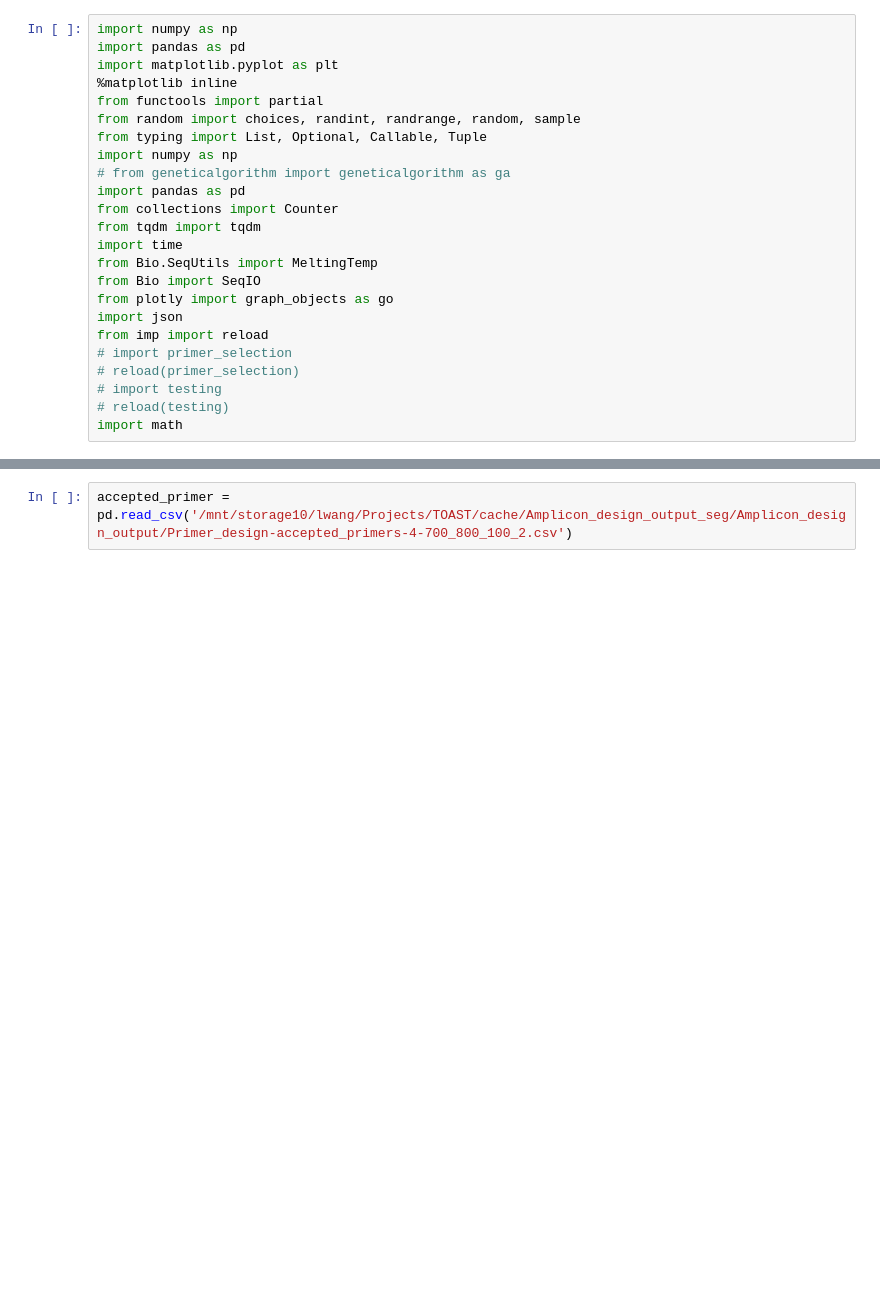
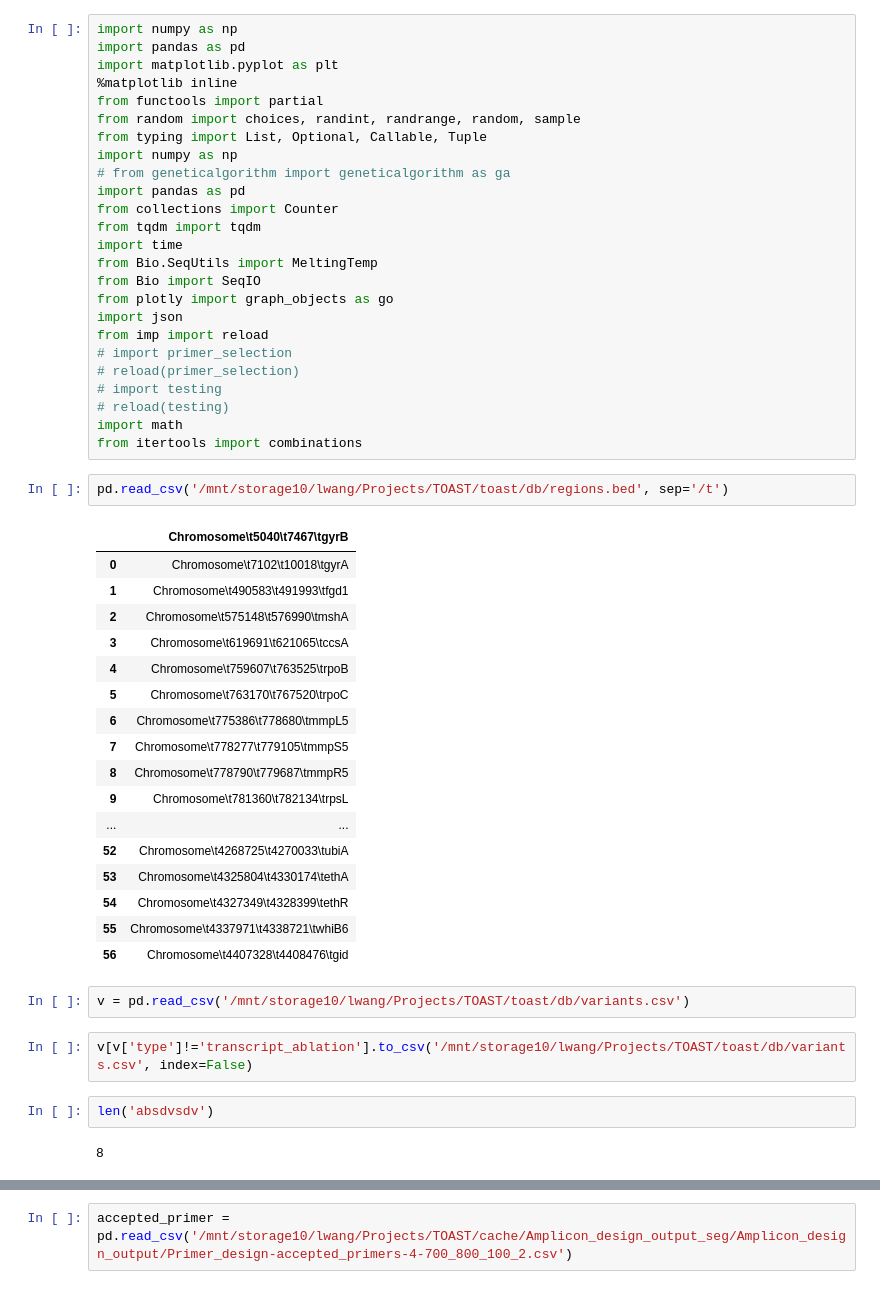
Before and after one commit to linfeng-wang/TOAST, a Jupyter notebook: cache/scratch.ipynb, the cells around one changed output, grey strips where cells are left out. Saved outputs shown, nothing was run; the diff lists cells and outputs as text; blank space fills up the shorter version.

```diff
--- a/cache/scratch.ipynb
+++ b/cache/scratch.ipynb
@@ -22,3 +22,32 @@ from imp import reload
 # import testing
 # reload(testing)
 import math
+from itertools import combinations
+# %%
+pd.read_csv('/mnt/storage10/lwang/Projects/TOAST/toast/db/regions.bed', sep='/t')
+# %% [output]
+|  | Chromosome\t5040\t7467\tgyrB |
+| 0 | Chromosome\t7102\t10018\tgyrA |
+| 1 | Chromosome\t490583\t491993\tfgd1 |
+| 2 | Chromosome\t575148\t576990\tmshA |
+| 3 | Chromosome\t619691\t621065\tccsA |
+| 4 | Chromosome\t759607\t763525\trpoB |
+| 5 | Chromosome\t763170\t767520\trpoC |
+| 6 | Chromosome\t775386\t778680\tmmpL5 |
+| 7 | Chromosome\t778277\t779105\tmmpS5 |
+| 8 | Chromosome\t778790\t779687\tmmpR5 |
+| 9 | Chromosome\t781360\t782134\trpsL |
+| ... | ... |
+| 52 | Chromosome\t4268725\t4270033\tubiA |
+| 53 | Chromosome\t4325804\t4330174\tethA |
+| 54 | Chromosome\t4327349\t4328399\tethR |
+| 55 | Chromosome\t4337971\t4338721\twhiB6 |
+| 56 | Chromosome\t4407328\t4408476\tgid |
+# %%
+v = pd.read_csv('/mnt/storage10/lwang/Projects/TOAST/toast/db/variants.csv')
+# %%
+v[v['type']!='transcript_ablation'].to_csv('/mnt/storage10/lwang/Projects/TOAST/toast/db/variants.csv', index=False)
+# %%
+len('absdvsdv')
+# %% [output]
+8
```
Also changed, not shown: parts of 4 cells of this notebook, 6 other files.
